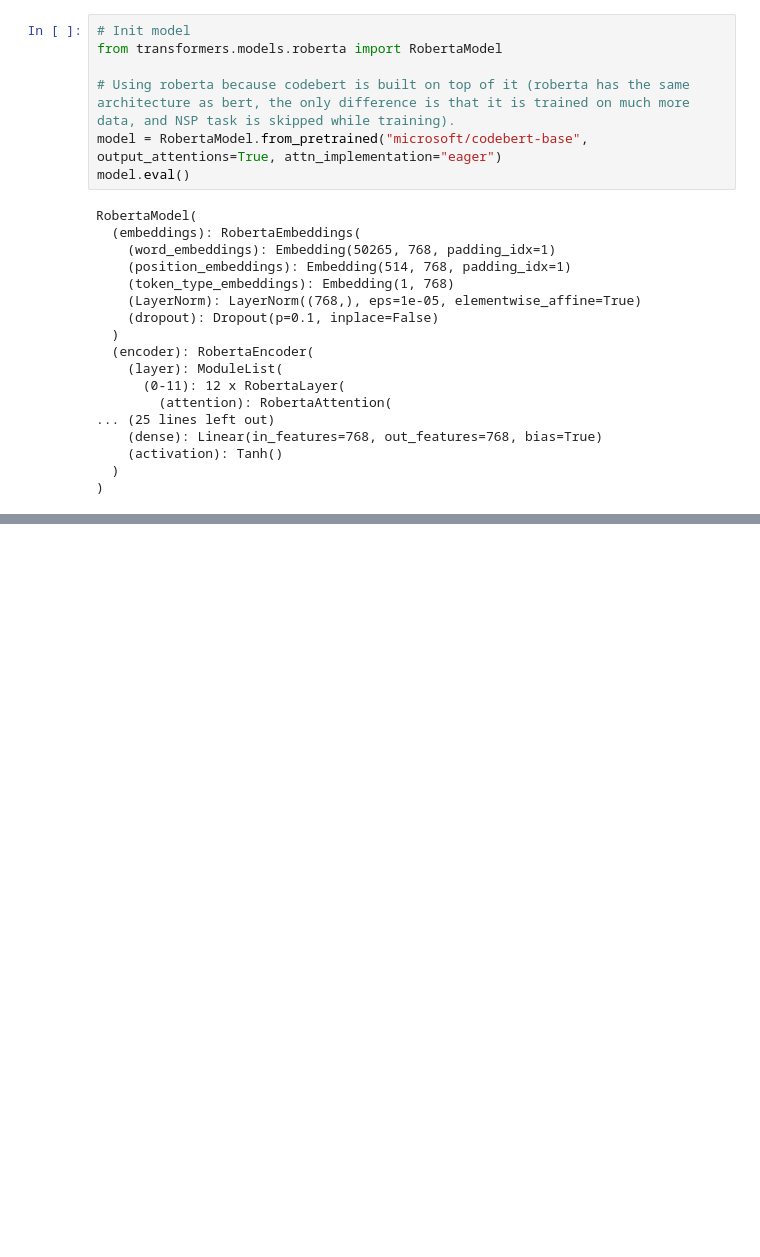
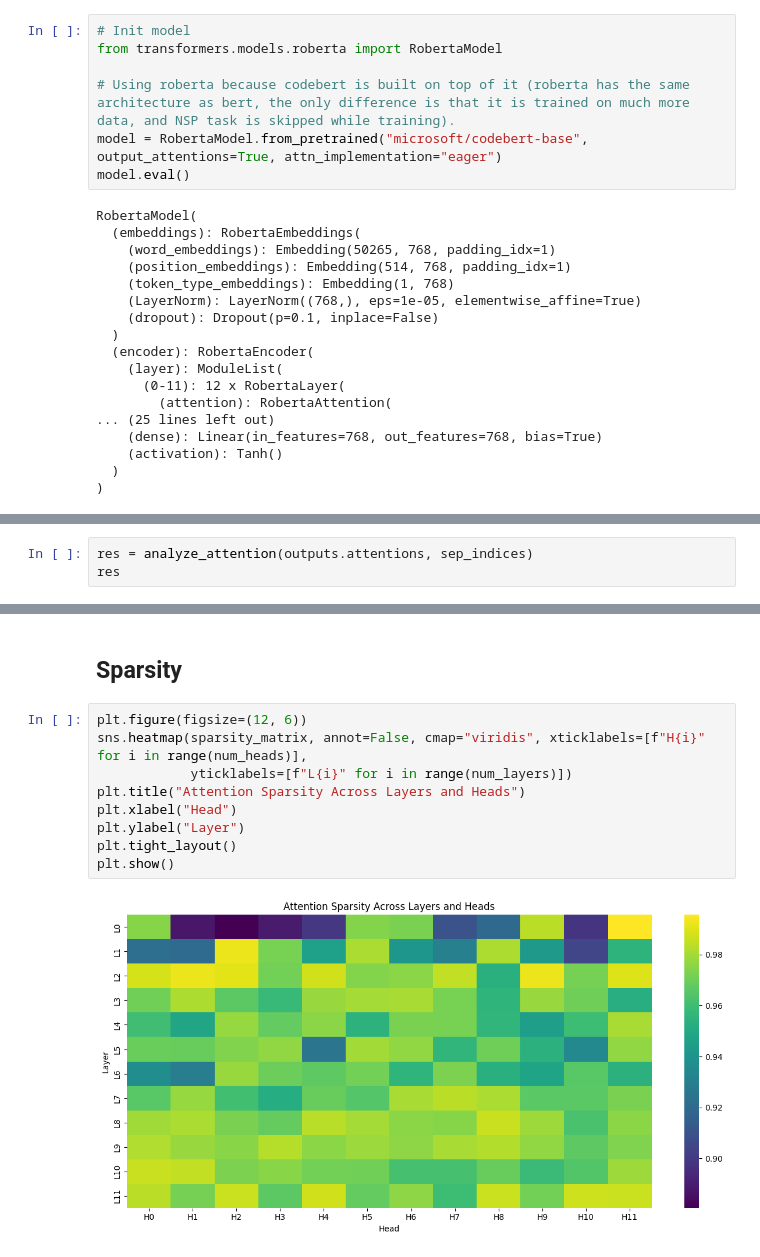
Before and after one commit to uttamkn/codebert-heads, a Jupyter notebook: crossbert.ipynb, the cells around one changed output, grey strips where cells are left out. Cells and saved outputs as stored; diff of their text form; blank space fills up the shorter version.

```diff
--- a/crossbert.ipynb
+++ b/crossbert.ipynb
@@ -100,0 +185,3 @@ for i in range(12):
+# %%
+res = analyze_attention(outputs.attentions, sep_indices)
+res
@@ -100,0 +256,13 @@ for i in range(12):
+# %% [markdown]
+## Sparsity
+# %%
+plt.figure(figsize=(12, 6))
+sns.heatmap(sparsity_matrix, annot=False, cmap="viridis", xticklabels=[f"H{i}" for i in range(num_heads)],
+            yticklabels=[f"L{i}" for i in range(num_layers)])
+plt.title("Attention Sparsity Across Layers and Heads")
+plt.xlabel("Head")
+plt.ylabel("Layer")
+plt.tight_layout()
+plt.show()
+# %% [output]
+[figure, added]
```
Also changed, not shown: parts of 24 cells of this notebook, 14 other files.
